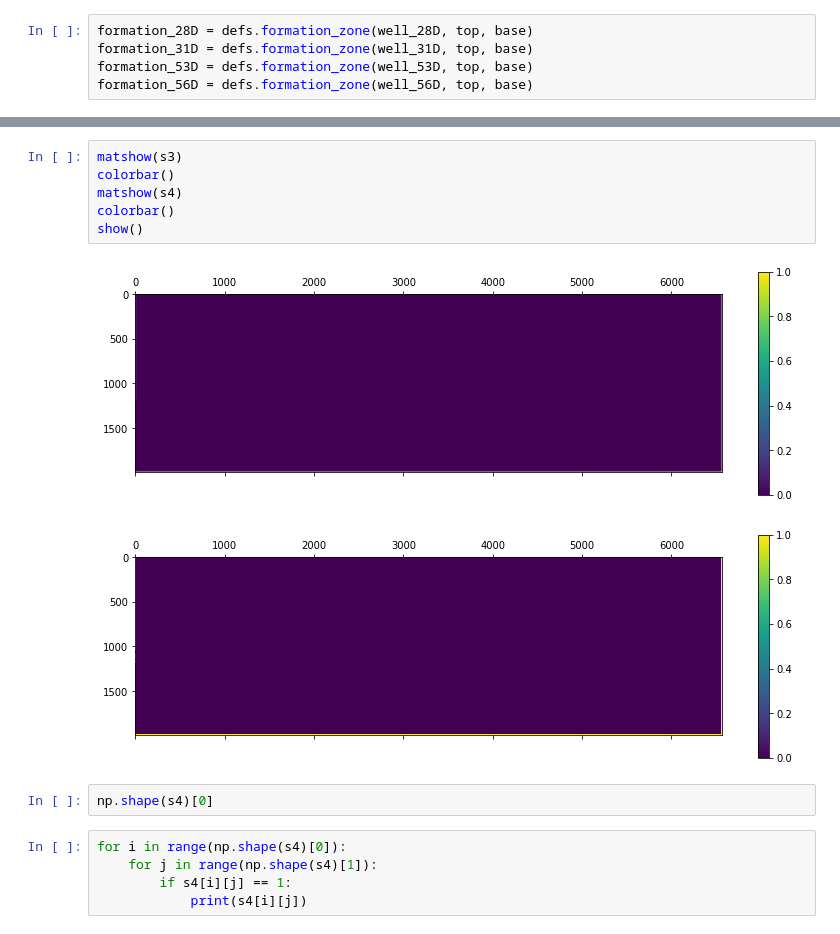
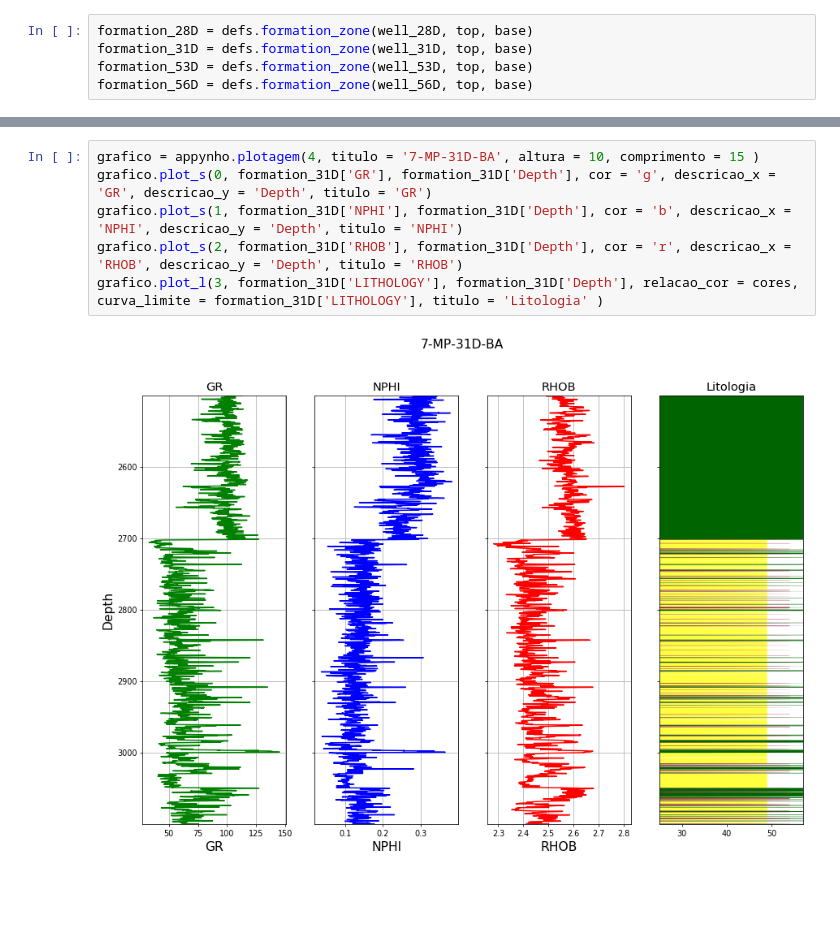
Before and after one commit to rmotadutra/PFG_2020, a Jupyter notebook: codes/well_create_lithology.ipynb, the cells around one changed output, grey strips where cells are left out. Drawn from its saved outputs; the diff is of its cells as text; blank space fills up the shorter version.

```diff
--- a/codes/well_create_lithology.ipynb
+++ b/codes/well_create_lithology.ipynb
@@ -167,16 +78,8 @@ show()
-# %%
-matshow(s3)
-colorbar()
-matshow(s4)
-colorbar()
-show()
-# %% [output]
-[figure, removed]
-[figure, removed]
-# %%
-np.shape(s4)[0]
-# %%
-for i in range(np.shape(s4)[0]):
-    for j in range(np.shape(s4)[1]):
-        if s4[i][j] == 1:
-            print(s4[i][j])
+# %%
+grafico = appynho.plotagem(4, titulo = '7-MP-31D-BA', altura = 10, comprimento = 15 )
+grafico.plot_s(0, formation_31D['GR'], formation_31D['Depth'], cor = 'g', descricao_x = 'GR', descricao_y = 'Depth', titulo = 'GR')
+grafico.plot_s(1, formation_31D['NPHI'], formation_31D['Depth'], cor = 'b', descricao_x = 'NPHI', descricao_y = 'Depth', titulo = 'NPHI')
+grafico.plot_s(2, formation_31D['RHOB'], formation_31D['Depth'], cor = 'r', descricao_x = 'RHOB', descricao_y = 'Depth', titulo = 'RHOB')
+grafico.plot_l(3, formation_31D['LITHOLOGY'], formation_31D['Depth'], relacao_cor = cores, curva_limite = formation_31D['LITHOLOGY'], titulo = 'Litologia' )
+# %% [output]
+[figure, added]
```
Also changed, not shown: parts of 19 cells of this notebook, 2 other files.
